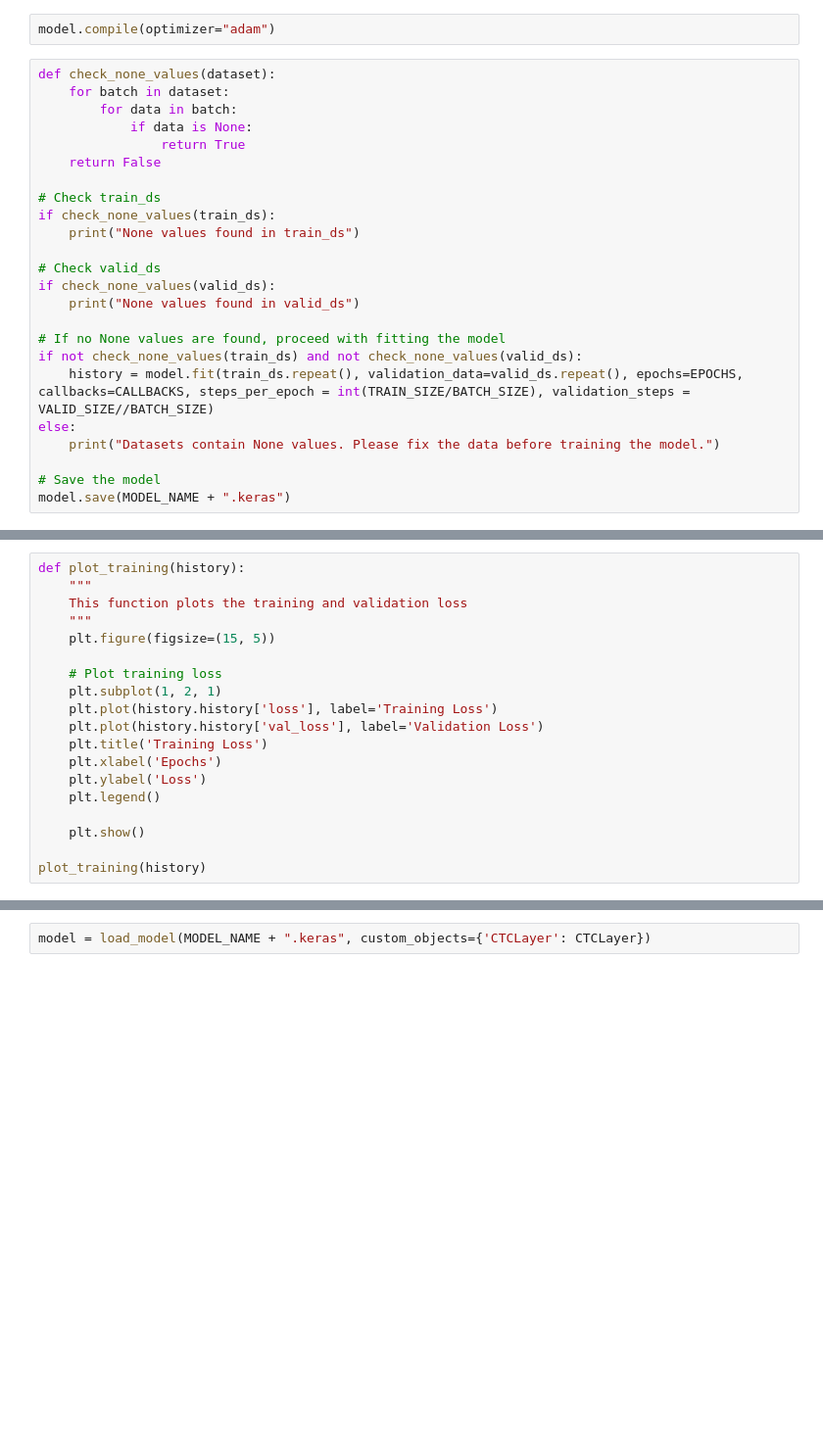
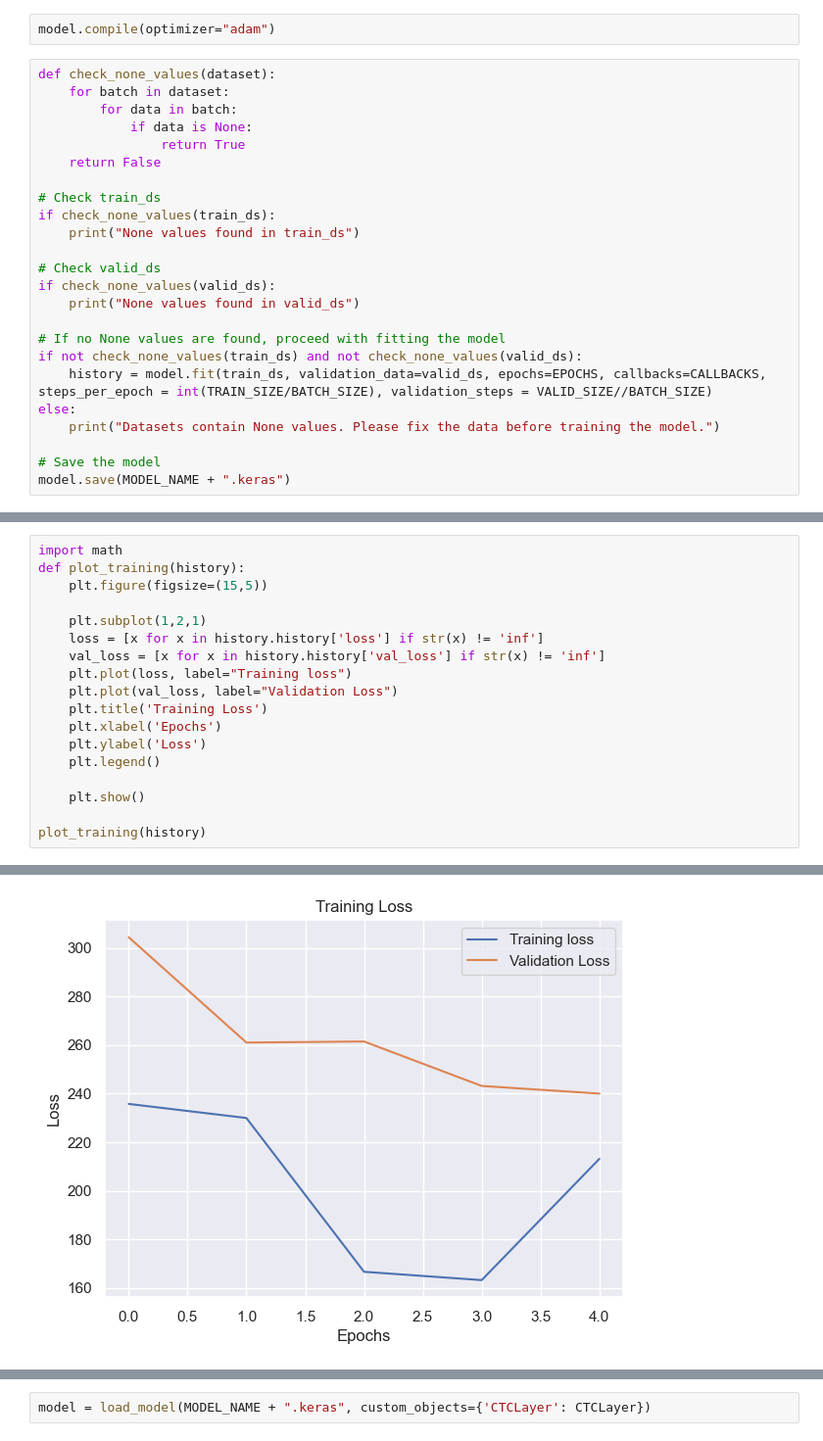
Before and after one commit to Bromistas/ManuScript, a Jupyter notebook: model/playground.ipynb, the cells around one changed output, grey strips where cells are left out. Shown at 98% size. Cells and saved outputs as stored; diff of their text form; blank space fills up the shorter version.

```diff
--- a/model/playground.ipynb
+++ b/model/playground.ipynb
@@ -381,7 +379,7 @@ if check_none_values(valid_ds):
 
 # If no None values are found, proceed with fitting the model
 if not check_none_values(train_ds) and not check_none_values(valid_ds):
-    history = model.fit(train_ds.repeat(), validation_data=valid_ds.repeat(), epochs=EPOCHS, callbacks=CALLBACKS, steps_per_epoch = int(TRAIN_SIZE/BATCH_SIZE), validation_steps = VALID_SIZE//BATCH_SIZE)
+    history = model.fit(train_ds, validation_data=valid_ds, epochs=EPOCHS, callbacks=CALLBACKS, steps_per_epoch = int(TRAIN_SIZE/BATCH_SIZE), validation_steps = VALID_SIZE//BATCH_SIZE)
 else:
     print("Datasets contain None values. Please fix the data before training the model.")
 
@@ -411,14 +409,13 @@ Epoch 10/15
 # %%
+import math
 def plot_training(history):
-    """
-    This function plots the training and validation loss
-    """
-    plt.figure(figsize=(15, 5))
+    plt.figure(figsize=(15,5))
 
-    # Plot training loss
-    plt.subplot(1, 2, 1)
-    plt.plot(history.history['loss'], label='Training Loss')
-    plt.plot(history.history['val_loss'], label='Validation Loss')
+    plt.subplot(1,2,1)
+    loss = [x for x in history.history['loss'] if str(x) != 'inf']
+    val_loss = [x for x in history.history['val_loss'] if str(x) != 'inf']
+    plt.plot(loss, label="Training loss")
+    plt.plot(val_loss, label="Validation Loss")
     plt.title('Training Loss')
     plt.xlabel('Epochs')
     plt.ylabel('Loss')
@@ -431,0 +429 @@ plot_training(history)
+[figure, added]
```
Also changed, not shown: parts of 8 cells of this notebook.
